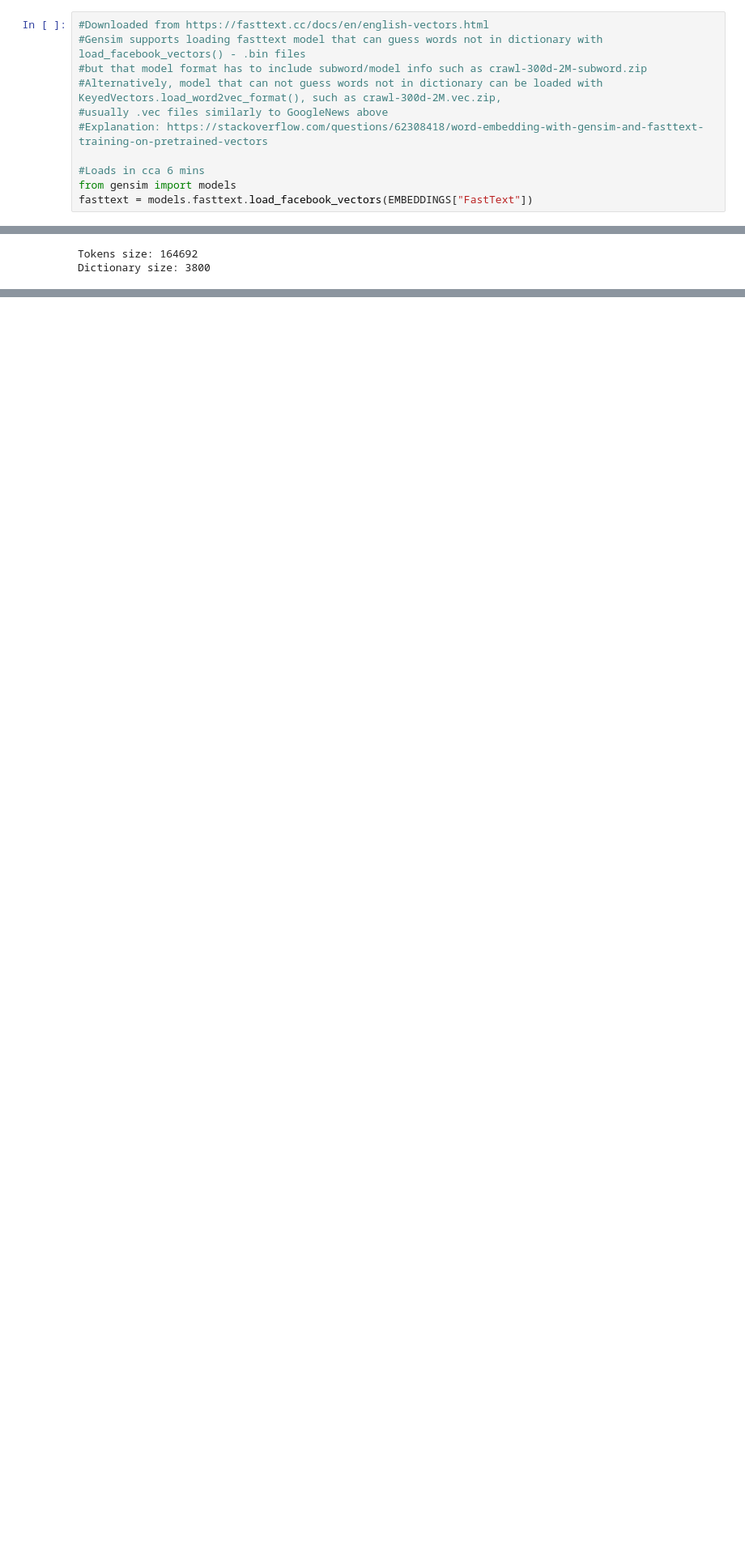
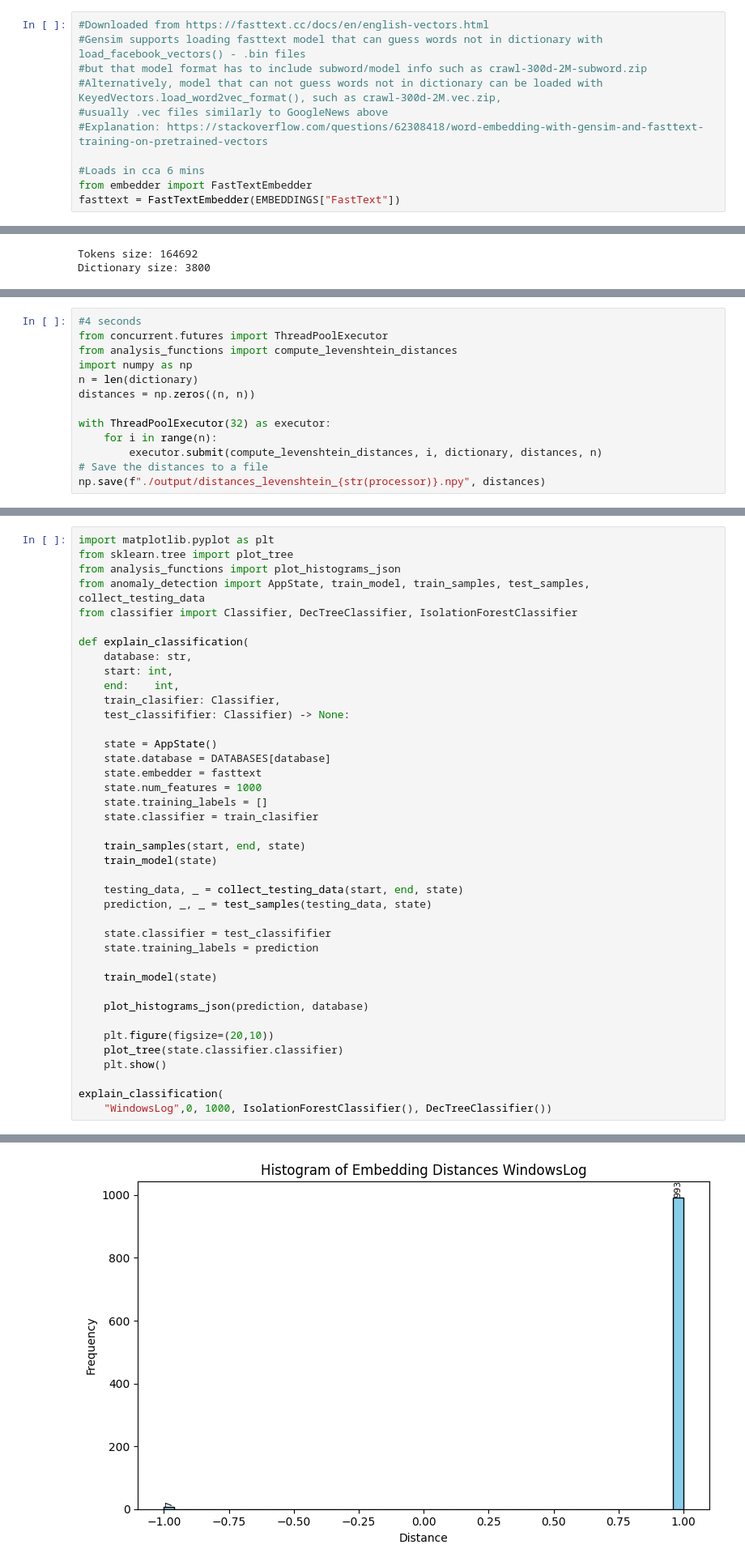
Before and after one commit to mmaracic/dataScience, a Jupyter notebook: anomaly-detection/analysis.ipynb, the cells around one changed output, grey strips where cells are left out. Shown at 81% size. Drawn from its saved outputs; the diff is of its cells as text; blank space fills up the shorter version.

```diff
--- a/anomaly-detection/analysis.ipynb
+++ b/anomaly-detection/analysis.ipynb
@@ -18,8 +18,8 @@ EMBEDDINGS: dict[str, str] = {
 #Explanation: https://stackoverflow.com/questions/62308418/word-embedding-with-gensim-and-fasttext-training-on-pretrained-vectors
 
 #Loads in cca 6 mins
-from gensim import models
-fasttext = models.fasttext.load_facebook_vectors(EMBEDDINGS["FastText"])
+from embedder import FastTextEmbedder
+fasttext = FastTextEmbedder(EMBEDDINGS["FastText"])
 # %%
 #WindowsLog
 #Split according to spaces, no date or time gives 98945 tokens 3757 unique words
@@ -60,6 +60,19 @@ with ThreadPoolExecutor(32) as executor:
         executor.submit(compute_distances, i, dictionary, distances, n, fasttext)
 # Save the distances to a file
 np.save(f"./output/distances_{str(processor)}.npy", distances)
+# %%
+#4 seconds
+from concurrent.futures import ThreadPoolExecutor
+from analysis_functions import compute_levenshtein_distances
+import numpy as np
+n = len(dictionary)
+distances = np.zeros((n, n))
+
+with ThreadPoolExecutor(32) as executor:
+    for i in range(n):
+        executor.submit(compute_levenshtein_distances, i, dictionary, distances, n)
+# Save the distances to a file
+np.save(f"./output/distances_levenshtein_{str(processor)}.npy", distances)
 # %%
 # Load the distances and dictionary from files
 import numpy as np
@@ -207,0 +268,41 @@ compareResultsJson("./output/chatgpt_webserver_anomalous_log_entries_above_1000.
+# %%
+import matplotlib.pyplot as plt
+from sklearn.tree import plot_tree
+from analysis_functions import plot_histograms_json
+from anomaly_detection import AppState, train_model, train_samples, test_samples, collect_testing_data
+from classifier import Classifier, DecTreeClassifier, IsolationForestClassifier
+
+def explain_classification(
+    database: str,
+    start: int,
+    end:    int,
+    train_clasifier: Classifier,
+    test_classififier: Classifier) -> None:
+
+    state = AppState()
+    state.database = DATABASES[database]
+    state.embedder = fasttext
+    state.num_features = 1000
+    state.training_labels = []
+    state.classifier = train_clasifier
+
+    train_samples(start, end, state)
+    train_model(state)
+
+    testing_data, _ = collect_testing_data(start, end, state)
+    prediction, _, _ = test_samples(testing_data, state)
+
+    state.classifier = test_classififier
+    state.training_labels = prediction
+
+    train_model(state)
+
+    plot_histograms_json(prediction, database)
+
+    plt.figure(figsize=(20,10))
+    plot_tree(state.classifier.classifier)
+    plt.show()
+
+explain_classification(
+    "WindowsLog",0, 1000, IsolationForestClassifier(), DecTreeClassifier())
+# %% [output]
@@ -207,0 +362 @@ compareResultsJson("./output/chatgpt_webserver_anomalous_log_entries_above_1000.
+[figure, added]
```
Also changed, not shown: parts of 8 cells of this notebook.
